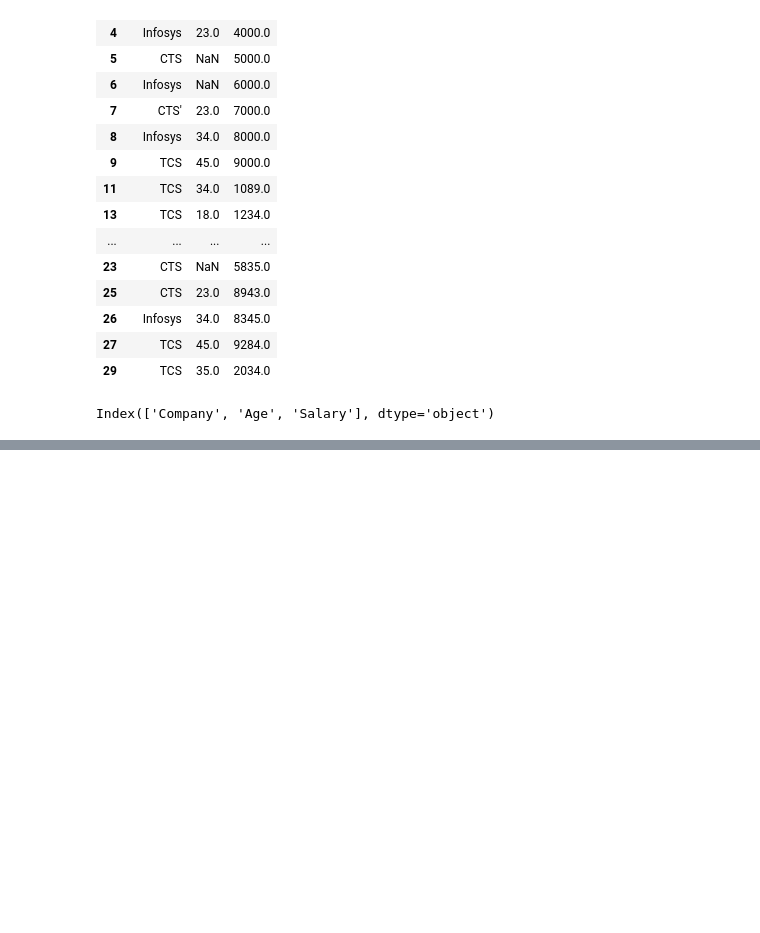
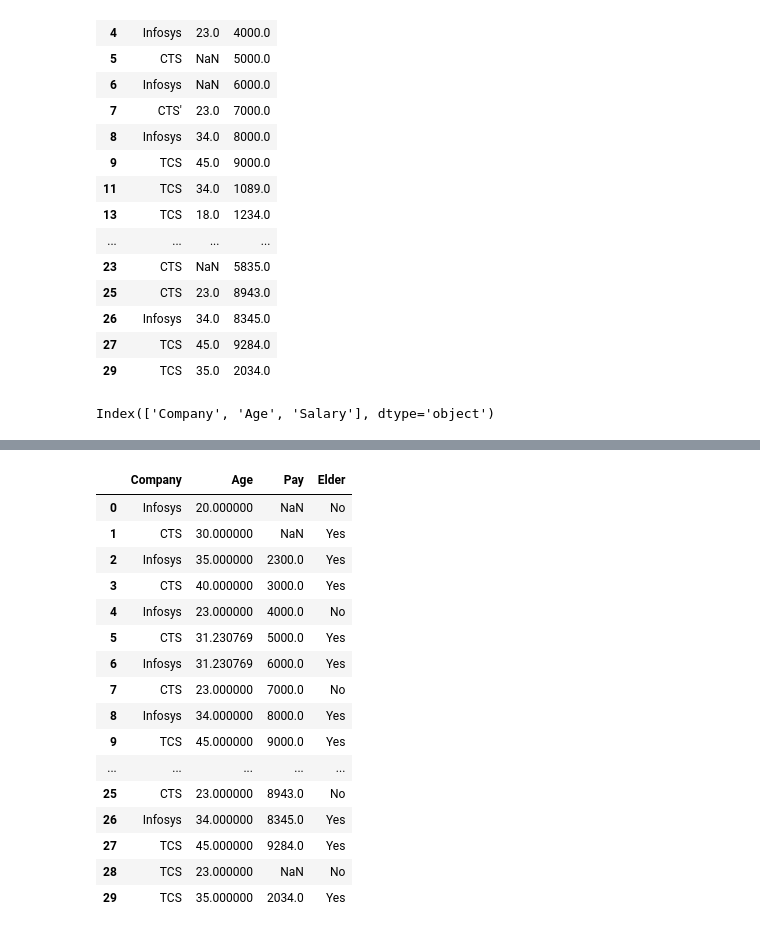
Before and after one commit to RaghulRameshTrainer/Capgemini_2022Apr, a Jupyter notebook: pandas_discussion.ipynb, the cells around one changed output, grey strips where cells are left out. Drawn from its saved outputs; the diff is of its cells as text; code cells hidden in the pictures; blank space fills up the shorter version.

```diff
--- a/pandas_discussion.ipynb
+++ b/pandas_discussion.ipynb
@@ -328,4 +332,6 @@ df1.dropna(subset=['Company','Salary'])
 df.columns
 # %% [output]
 Index(['Company', 'Age', 'Salary'], dtype='object')
+# %%
+df.rename(columns={'Salary':'Pay'},inplace=True)
 # %%
@@ -332,0 +433,2 @@ df.rename({''})
+# %%
+df['Elder']=np.where(df['Age']>25,'Yes','No')
@@ -332,0 +444,22 @@ df.rename({''})
+# %%
+df.drop('Category',axis=1,inplace=True)
+# %%
+df
+# %% [output]
+|  | Company | Age | Pay | Elder |
+| 0 | Infosys | 20.000000 | NaN | No |
+| 1 | CTS | 30.000000 | NaN | Yes |
+| 2 | Infosys | 35.000000 | 2300.0 | Yes |
+| 3 | CTS | 40.000000 | 3000.0 | Yes |
+| 4 | Infosys | 23.000000 | 4000.0 | No |
+| 5 | CTS | 31.230769 | 5000.0 | Yes |
+| 6 | Infosys | 31.230769 | 6000.0 | Yes |
+| 7 | CTS | 23.000000 | 7000.0 | No |
+| 8 | Infosys | 34.000000 | 8000.0 | Yes |
+| 9 | TCS | 45.000000 | 9000.0 | Yes |
+| ... | ... | ... | ... | ... |
+| 25 | CTS | 23.000000 | 8943.0 | No |
+| 26 | Infosys | 34.000000 | 8345.0 | Yes |
+| 27 | TCS | 45.000000 | 9284.0 | Yes |
+| 28 | TCS | 23.000000 | NaN | No |
+| 29 | TCS | 35.000000 | 2034.0 | Yes |
```
Also changed, not shown: parts of 10 cells of this notebook.
